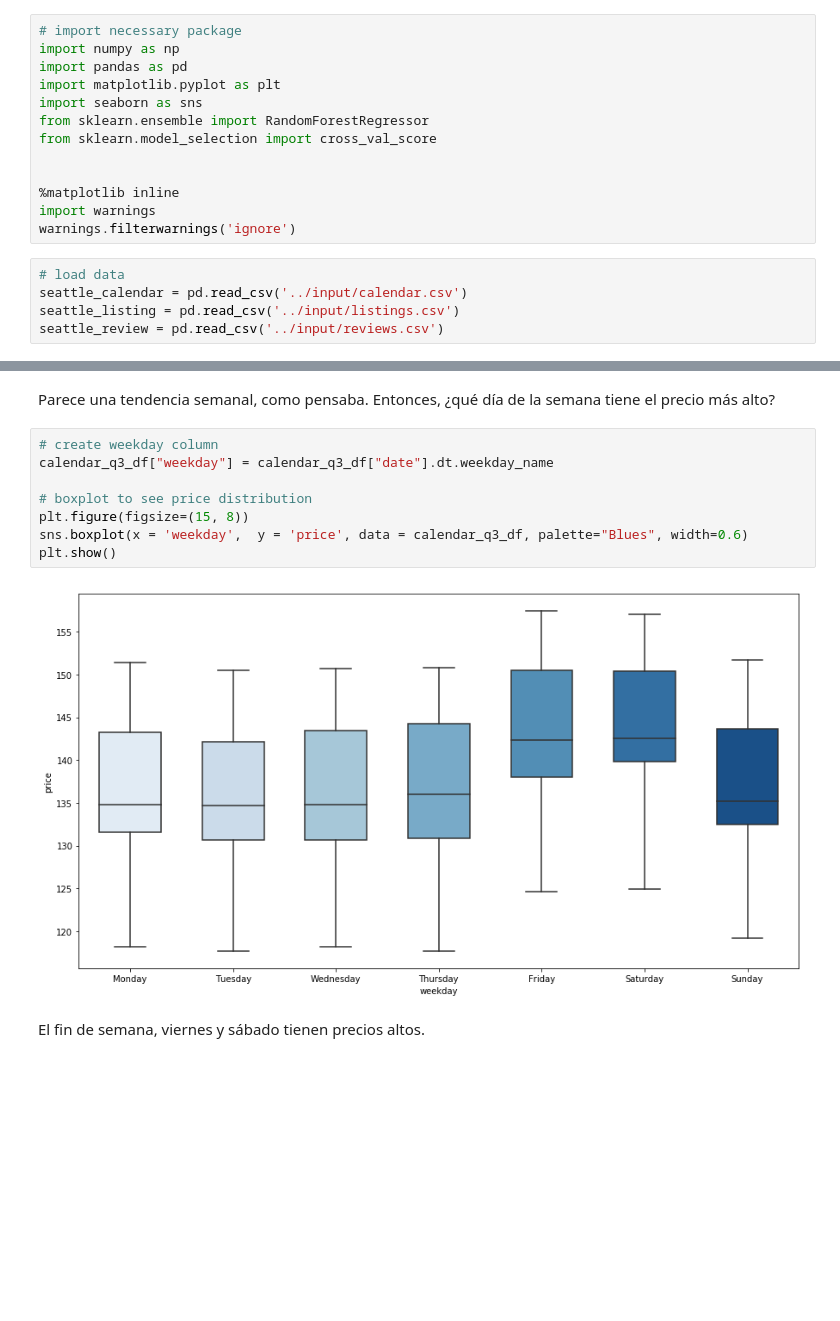
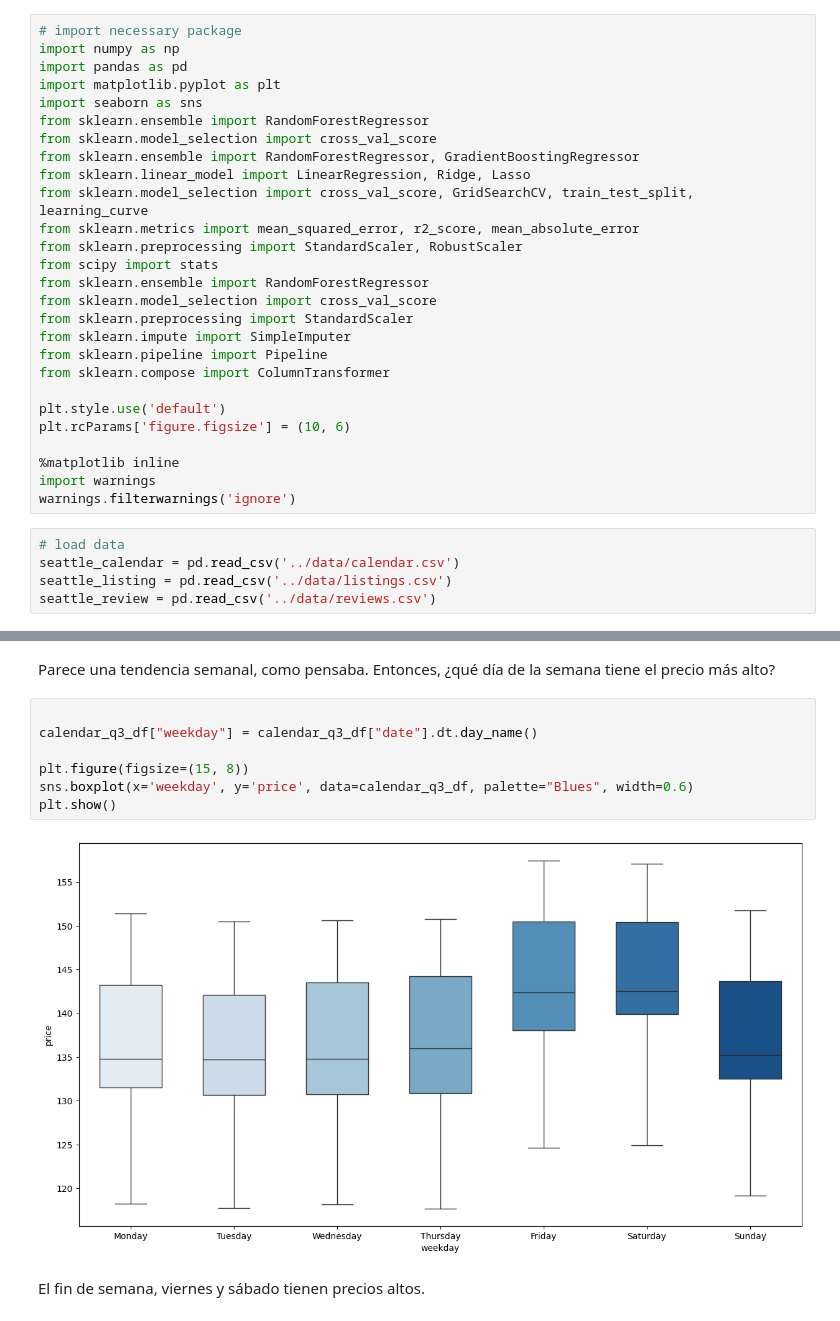
Before and after one commit to alexnt4/CRISP-DM-Airbnb, a Jupyter notebook: notebooks/crisp-dm-process-on-the-airbnb-dataset.ipynb, the cells around one changed output, grey strips where cells are left out. Cells and saved outputs as stored; diff of their text form; blank space fills up the shorter version.

Commit message:
fix models

```diff
--- a/notebooks/crisp-dm-process-on-the-airbnb-dataset.ipynb
+++ b/notebooks/crisp-dm-process-on-the-airbnb-dataset.ipynb
@@ -56,16 +56,30 @@ import matplotlib.pyplot as plt
 import seaborn as sns
 from sklearn.ensemble import RandomForestRegressor
 from sklearn.model_selection import cross_val_score
+from sklearn.ensemble import RandomForestRegressor, GradientBoostingRegressor
+from sklearn.linear_model import LinearRegression, Ridge, Lasso
+from sklearn.model_selection import cross_val_score, GridSearchCV, train_test_split, learning_curve
+from sklearn.metrics import mean_squared_error, r2_score, mean_absolute_error
+from sklearn.preprocessing import StandardScaler, RobustScaler
+from scipy import stats
+from sklearn.ensemble import RandomForestRegressor
+from sklearn.model_selection import cross_val_score
+from sklearn.preprocessing import StandardScaler
+from sklearn.impute import SimpleImputer
+from sklearn.pipeline import Pipeline
+from sklearn.compose import ColumnTransformer
 
+plt.style.use('default')
+plt.rcParams['figure.figsize'] = (10, 6)
 
 %matplotlib inline
 import warnings
 warnings.filterwarnings('ignore')
 # %%
 # load data
-seattle_calendar = pd.read_csv('../input/calendar.csv')
-seattle_listing = pd.read_csv('../input/listings.csv')
-seattle_review = pd.read_csv('../input/reviews.csv')
+seattle_calendar = pd.read_csv('../data/calendar.csv')
+seattle_listing = pd.read_csv('../data/listings.csv')
+seattle_review = pd.read_csv('../data/reviews.csv')
 # %% [markdown]
 ### calendario
 # %% [markdown]
@@ -173,15 +190,14 @@ plt.grid()
 # %% [markdown]
 Parece una tendencia semanal, como pensaba. Entonces, ¿qué día de la semana tiene el precio más alto?
 # %%
-# create weekday column
-calendar_q3_df["weekday"] = calendar_q3_df["date"].dt.weekday_name
 
-# boxplot to see price distribution
+calendar_q3_df["weekday"] = calendar_q3_df["date"].dt.day_name()
+
 plt.figure(figsize=(15, 8))
-sns.boxplot(x = 'weekday',  y = 'price', data = calendar_q3_df, palette="Blues", width=0.6)
+sns.boxplot(x='weekday', y='price', data=calendar_q3_df, palette="Blues", width=0.6)
 plt.show()
 # %% [output]
-[figure, old version]
+[figure, new version]
 # %% [markdown]
 El fin de semana, viernes y sábado tienen precios altos.
 # %% [markdown]
```
Also changed, not shown: parts of 43 cells of this notebook, 5 other files.
